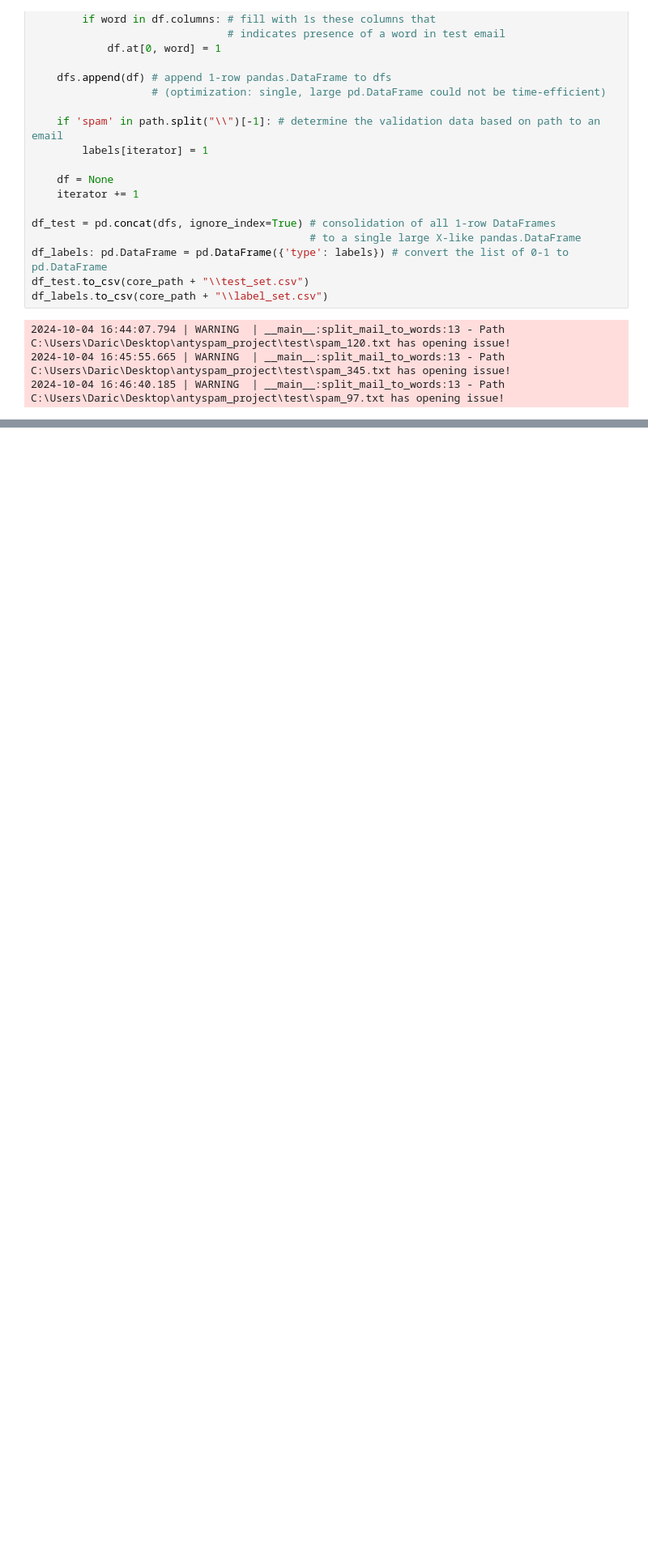
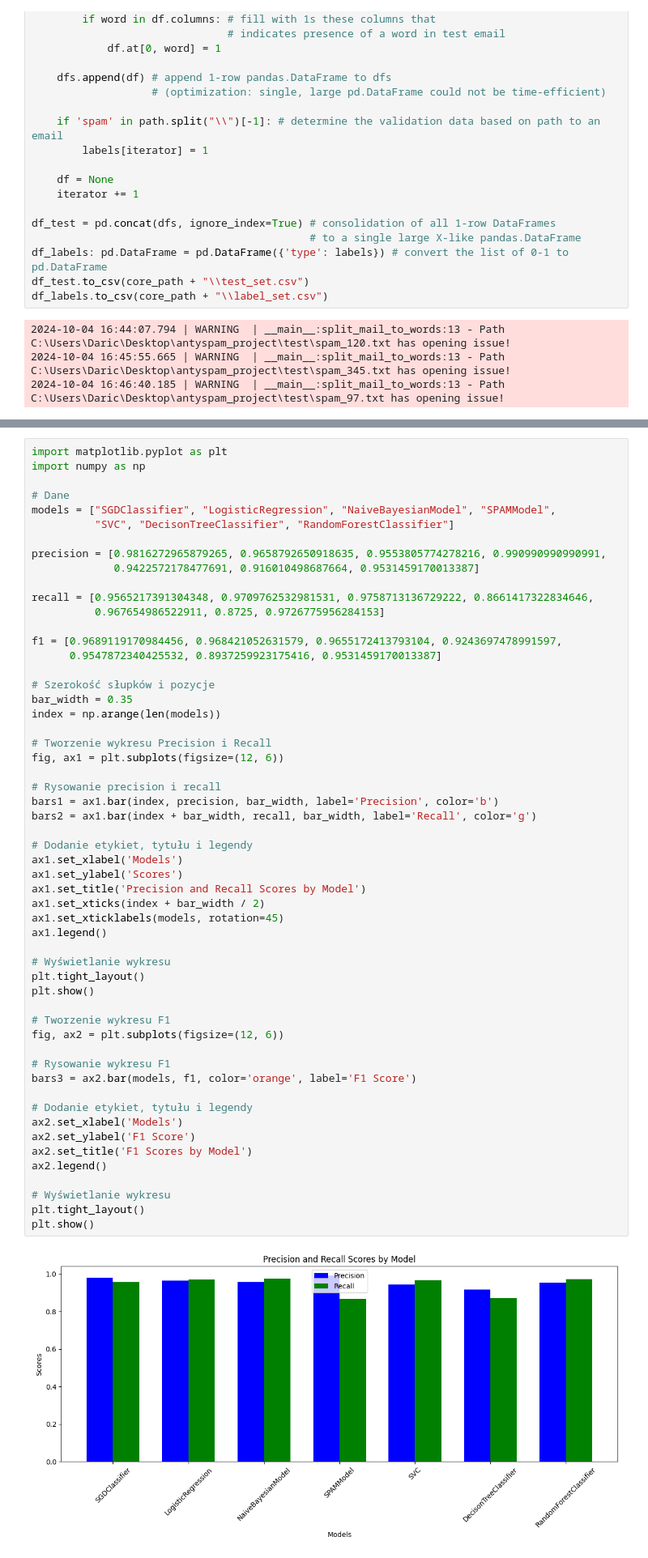
Before and after one commit to dariusz-piekarz/Machine-Learning-Projects, a Jupyter notebook: SPAM classifier model.ipynb, the cells around one changed output, grey strips where cells are left out. Shown at 81% size. Drawn from its saved outputs; the diff is of its cells as text; blank space fills up the shorter version.

```diff
--- a/SPAM classifier model.ipynb
+++ b/SPAM classifier model.ipynb
@@ -616,0 +659,57 @@ print(dectreem_mse)
+# %%
+import matplotlib.pyplot as plt
+import numpy as np
+
+# Dane
+models = ["SGDClassifier", "LogisticRegression", "NaiveBayesianModel", "SPAMModel",
+          "SVC", "DecisonTreeClassifier", "RandomForestClassifier"]
+
+precision = [0.9816272965879265, 0.9658792650918635, 0.9553805774278216, 0.990990990990991,
+             0.9422572178477691, 0.916010498687664, 0.9531459170013387]
+
+recall = [0.9565217391304348, 0.9709762532981531, 0.9758713136729222, 0.8661417322834646,
+          0.967654986522911, 0.8725, 0.9726775956284153]
+
+f1 = [0.9689119170984456, 0.968421052631579, 0.9655172413793104, 0.9243697478991597,
+      0.9547872340425532, 0.8937259923175416, 0.9531459170013387]
+
+# Szerokość słupków i pozycje
+bar_width = 0.35
+index = np.arange(len(models))
+
+# Tworzenie wykresu Precision i Recall
+fig, ax1 = plt.subplots(figsize=(12, 6))
+
+# Rysowanie precision i recall
+bars1 = ax1.bar(index, precision, bar_width, label='Precision', color='b')
+bars2 = ax1.bar(index + bar_width, recall, bar_width, label='Recall', color='g')
+
+# Dodanie etykiet, tytułu i legendy
+ax1.set_xlabel('Models')
+ax1.set_ylabel('Scores')
+ax1.set_title('Precision and Recall Scores by Model')
+ax1.set_xticks(index + bar_width / 2)
+ax1.set_xticklabels(models, rotation=45)
+ax1.legend()
+
+# Wyświetlanie wykresu
+plt.tight_layout()
+plt.show()
+
+# Tworzenie wykresu F1
+fig, ax2 = plt.subplots(figsize=(12, 6))
+
+# Rysowanie wykresu F1
+bars3 = ax2.bar(models, f1, color='orange', label='F1 Score')
+
+# Dodanie etykiet, tytułu i legendy
+ax2.set_xlabel('Models')
+ax2.set_ylabel('F1 Score')
+ax2.set_title('F1 Scores by Model')
+ax2.legend()
+
+# Wyświetlanie wykresu
+plt.tight_layout()
+plt.show()
+# %% [output]
+[figure, added]
```
Also changed, not shown: parts of 22 cells of this notebook.
